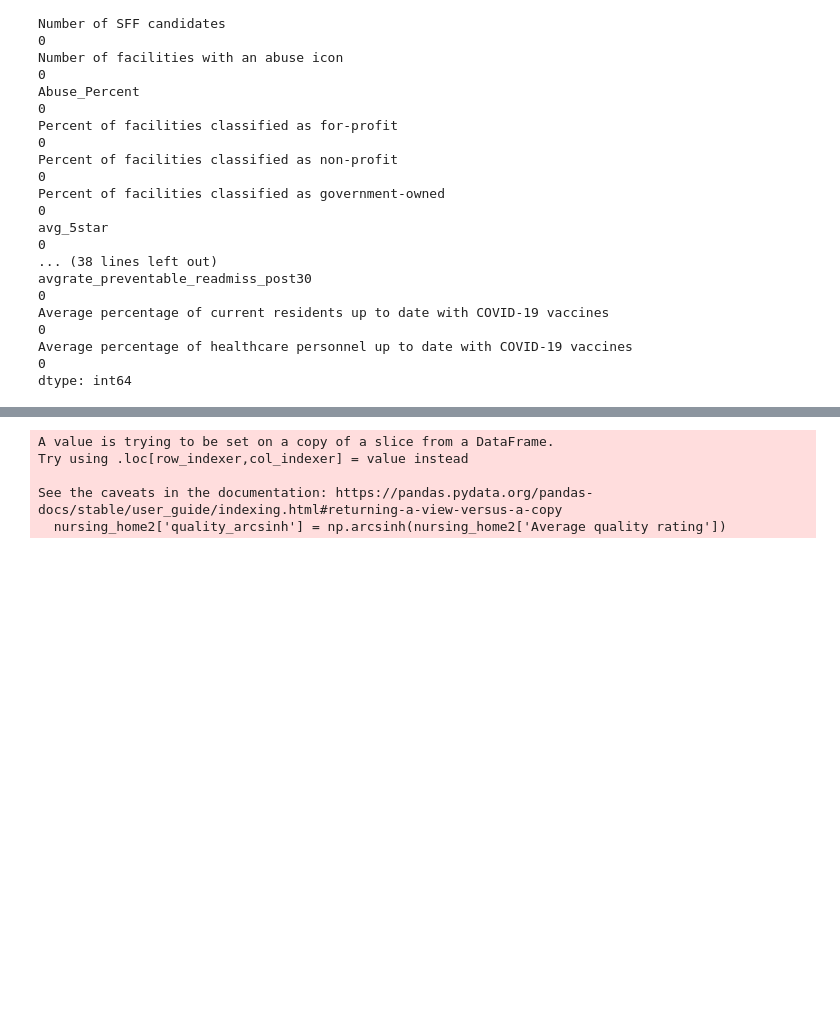
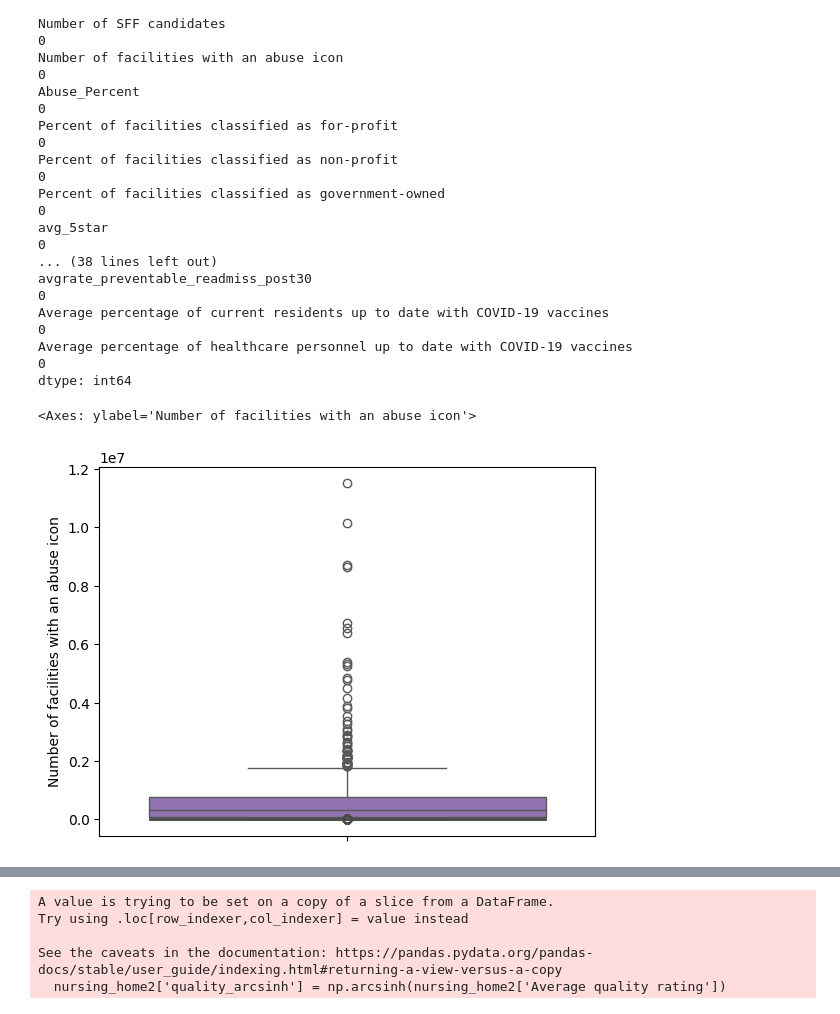
Before and after one commit to borayd3/visualization, a Jupyter notebook: assignment/assignment.ipynb, the cells around one changed output, grey strips where cells are left out. Drawn from its saved outputs; the diff is of its cells as text; code cells hidden in the pictures; blank space fills up the shorter version.

```diff
--- a/assignment/assignment.ipynb
+++ b/assignment/assignment.ipynb
@@ -217,11 +238,7 @@ Average percentage of healthcare personnel up to date with COVID-19 vaccines
 dtype: int64
 # %%
 # Queston 4
-sns.boxplot(nursing_home2[])
-sns.boxplot(nursing_home2[])
-sns.boxplot(nursing_home2[])
-sns.boxplot(nursing_home2[])
-sns.boxplot(nursing_home2[])
-sns.boxplot(nursing_home2[])
-sns.boxplot(nursing_home2[])
-sns.boxplot(nursing_home2[])
+sns.boxplot(nursing_home2['Number of facilities with an abuse icon'])
+# %% [output]
+<Axes: ylabel='Number of facilities with an abuse icon'>
+[figure, added]
```
Also changed, not shown: parts of 20 cells of this notebook, 1 other file.
